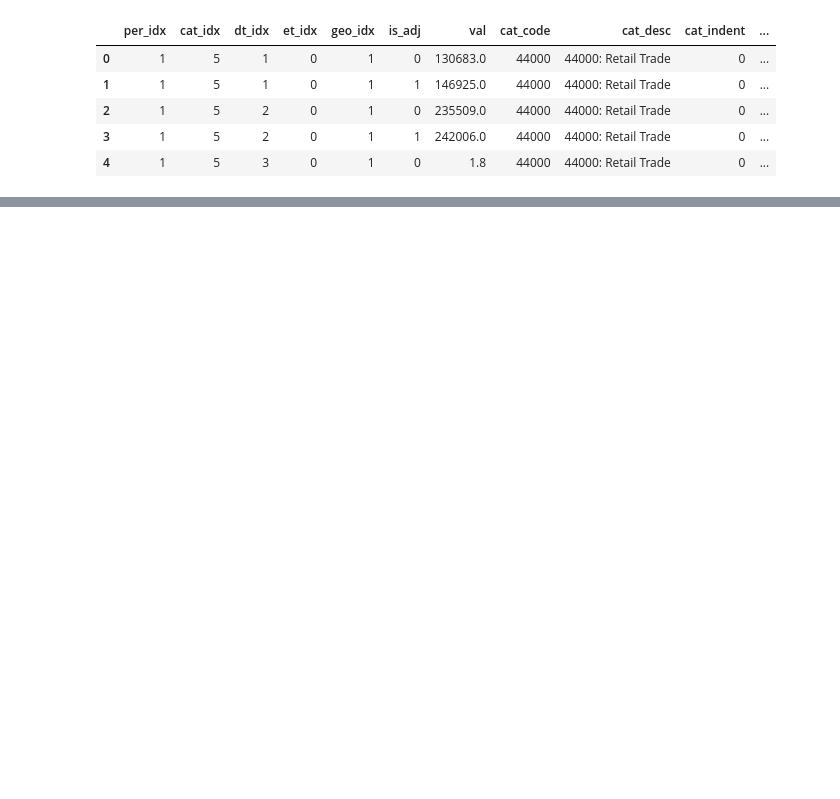
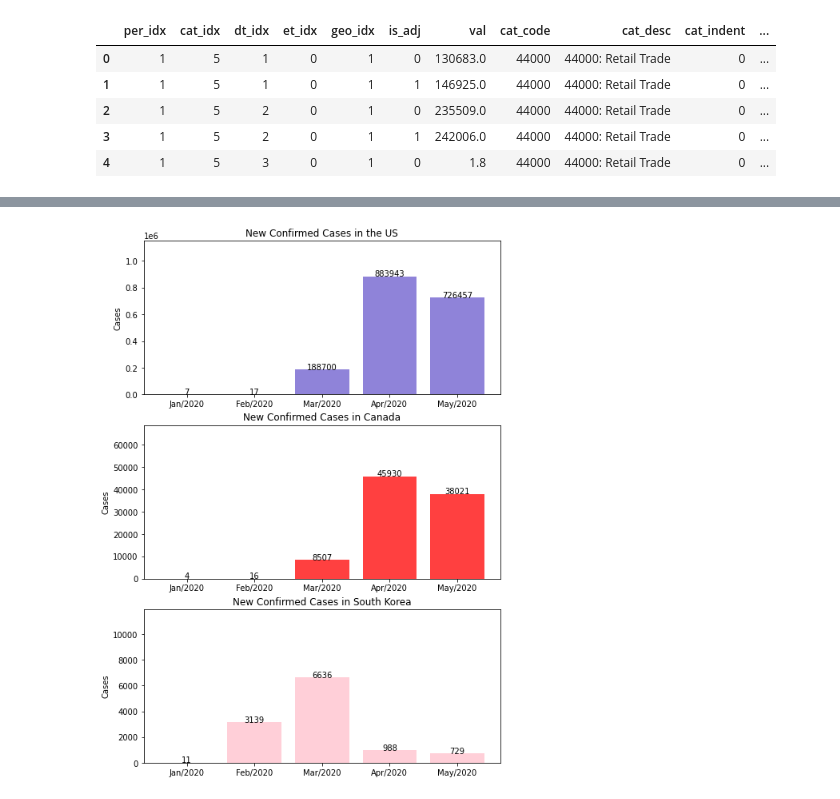
Before and after one commit to jeffhoffmanmba/Project1_eCommerce_Trends, a Jupyter notebook: Project.ipynb, the cells around one changed output, grey strips where cells are left out. Drawn from its saved outputs; the diff is of its cells as text; code cells hidden in the pictures; blank space fills up the shorter version.

```diff
--- a/Project.ipynb
+++ b/Project.ipynb
@@ -393,5 +506,6 @@ plt.show()
 # %%
 covid_sales_df = covid_df.loc[(covid_df.loc[:, "Country"] == "United States of America") |
                               (covid_df.loc[:, "Country"] == "Canada") |
-                              (covid_df.loc[:, "Country"] == "Korea (South)")]
+                              (covid_df.loc[:, "Country"] == "Korea (South)")].copy().reset_index(drop = True)
+
 covid_sales_df
@@ -403,7 +600,7 @@ covid_sales_kr = covid_sales_df.iloc[10:15, :]
 covid_merge_df = pd.merge(covid_sales_us, covid_sales_ca, on = "Date")
 covid_merge_df = pd.merge(covid_merge_df, covid_sales_kr, on = "Date")
 covid_merge_df = covid_merge_df.rename(columns = {"New Cases_x":"US Cases", "New Cases_y":"CA Cases", "New Cases":"KR Cases",
-                                                  "Cumulative Cases_x":"US Cumulative Cases", "Cumulative Cases_y":"US Cumulative Cases",
+                                                  "Cumulative Cases_x":"US Cumulative Cases", "Cumulative Cases_y":"CA Cumulative Cases",
                                                   "Cumulative Cases":"KR Cumulative Cases", "E-Commerce Growth(%)_x":"US E-Commerce Growth(%)",
                                                   "E-Commerce Growth(%)_y":"CA E-Commerce Growth(%)", "E-Commerce Growth(%)":"KR E-Commerce Growth(%)",
                                                   "E-Commerce Share(%)_x":"US E-Commerce Share(%)", "E-Commerce Share(%)_y":"CA E-Commerce Share(%)",
@@ -415,9 +620,9 @@ covid_merge_df
 x_label = list(covid_merge_df.iloc[:, 1])
 
 fig, (ax1, ax2, ax3) = plt.subplots(3, 1, figsize=(8, 12))
-trace1 = ax1.bar(range(len(x_label)), covid_merge_df.iloc[:, 2], width = 0.8, color = "slateblue", alpha = 0.75)
-trace2 = ax2.bar(range(len(x_label)), covid_merge_df.iloc[:, 9], width = 0.8, color = "r", alpha = 0.75)
-trace3 = ax3.bar(range(len(x_label)), covid_merge_df.iloc[:, 16], width = 0.8, color = "pink", alpha = 0.75)
+trace1 = ax1.bar(range(len(x_label)), covid_merge_df.loc[:, "US Cases"], width = 0.8, color = "slateblue", alpha = 0.75)
+trace2 = ax2.bar(range(len(x_label)), covid_merge_df.loc[:, "CA Cases"], width = 0.8, color = "r", alpha = 0.75)
+trace3 = ax3.bar(range(len(x_label)), covid_merge_df.loc[:, "KR Cases"], width = 0.8, color = "pink", alpha = 0.75)
 
 for p in ax1.patches:
     left, bottom, width, height = p.get_bbox().bounds
@@ -426,33 +631,35 @@ for p in ax1.patches:
 for p in ax2.patches:
     left, bottom, width, height = p.get_bbox().bounds
     ax2.annotate(int(height), (left+width/2, height), ha='center', color = "black")
 
 for p in ax3.patches:
     left, bottom, width, height = p.get_bbox().bounds
     ax3.annotate(int(height), (left+width/2, height), ha='center', color = "black")
 
 ax1.set_title("New Confirmed Cases in the US")
 ax2.set_title("New Confirmed Cases in Canada")
 ax3.set_title("New Confirmed Cases in South Korea")
 
 ax1.set_ylabel("Cases")
 ax2.set_ylabel("Cases")
 ax3.set_ylabel("Cases")
 
 ax1.set_ylim(0, covid_merge_df.iloc[:, 2].max()*1.3)
 ax2.set_ylim(0, covid_merge_df.iloc[:, 9].max()*1.5)
 ax3.set_ylim(0, covid_merge_df.iloc[:, 16].max()*1.8)
 
 ax1.set_xticks(range(len(x_label)))
 ax2.set_xticks(range(len(x_label)))
 ax3.set_xticks(range(len(x_label)))
 
 ax1.set_xticklabels(x_label, rotation = 0)
 ax2.set_xticklabels(x_label, rotation = 0)
 ax3.set_xticklabels(x_label, rotation = 0)
 
 plt.savefig("charts/confirmed_cases.png", dpi = 200)
 plt.show()
+# %% [output]
+[figure, added]
 # %%
 x_label = list(covid_merge_df.iloc[:, 1])
 
```
Also changed, not shown: parts of 38 cells of this notebook, 4 other files.
